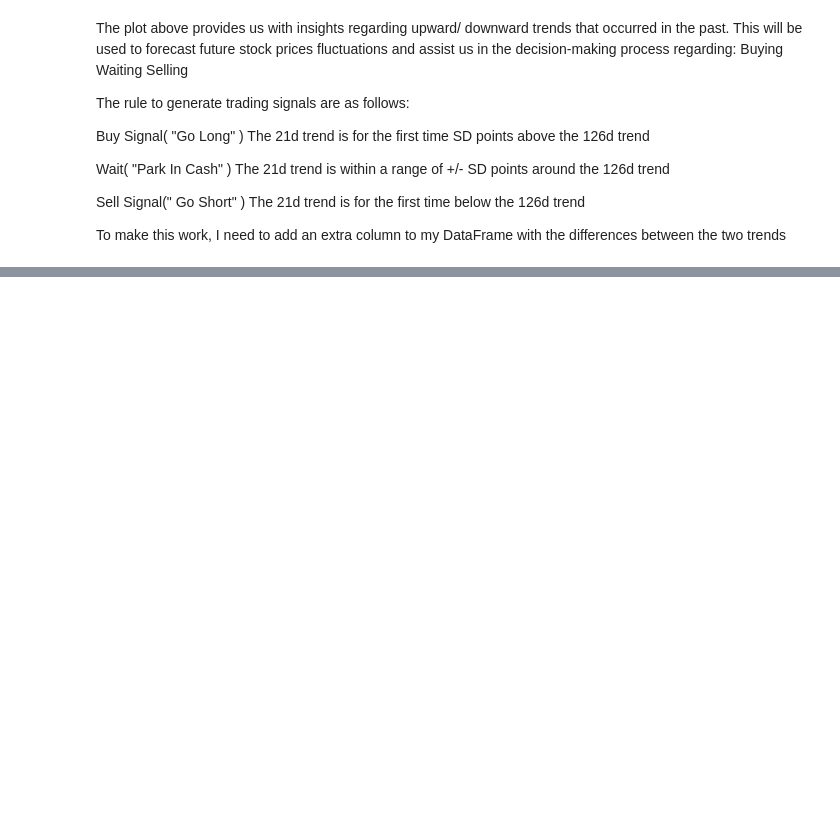
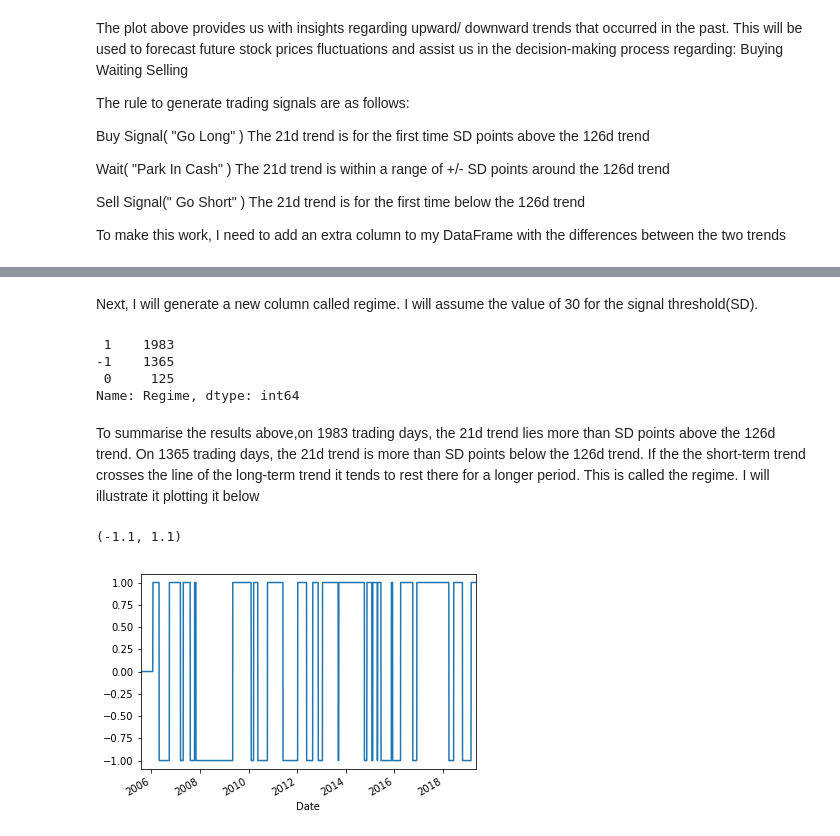
Before and after one commit to MarcoMen-Temp/FinPy, a Jupyter notebook: FinPy.ipynb, the cells around one changed output, grey strips where cells are left out. Saved outputs shown, nothing was run; the diff lists cells and outputs as text; code cells hidden in the pictures; blank space fills up the shorter version.

```diff
--- a/FinPy.ipynb
+++ b/FinPy.ipynb
@@ -88,0 +109,21 @@ sp500['21d - 126d'].tail()
+# %% [markdown]
+Next, I will generate a new column called regime. I will assume the value of 30 for the signal threshold(SD).
+# %%
+SD = 30
+sp500['Regime'] = np.where(sp500['21d - 126d'] > SD, 1, 0)                      # Positive
+sp500['Regime'] = np.where(sp500['21d - 126d'] < SD, -1, sp500['Regime'])        # Negative
+sp500['Regime'].value_counts()
+# %% [output]
+ 1    1983
+-1    1365
+ 0     125
+Name: Regime, dtype: int64
+# %% [markdown]
+To summarise the results above,on 1983 trading days, the 21d trend lies more than SD points above the 126d trend. On 1365 trading days, the 21d trend is more than SD points below the 126d trend.
+If the the short-term trend crosses the line of the long-term trend it tends to rest there for a longer period. This is called the regime. I will illustrate it plotting it below
+# %%
+sp500['Regime'].plot(lw = 1.5)
+plt.ylim([-1.1,1.1])
+# %% [output]
+(-1.1, 1.1)
+[figure, added]
```
Also changed, not shown: parts of 10 cells of this notebook.
